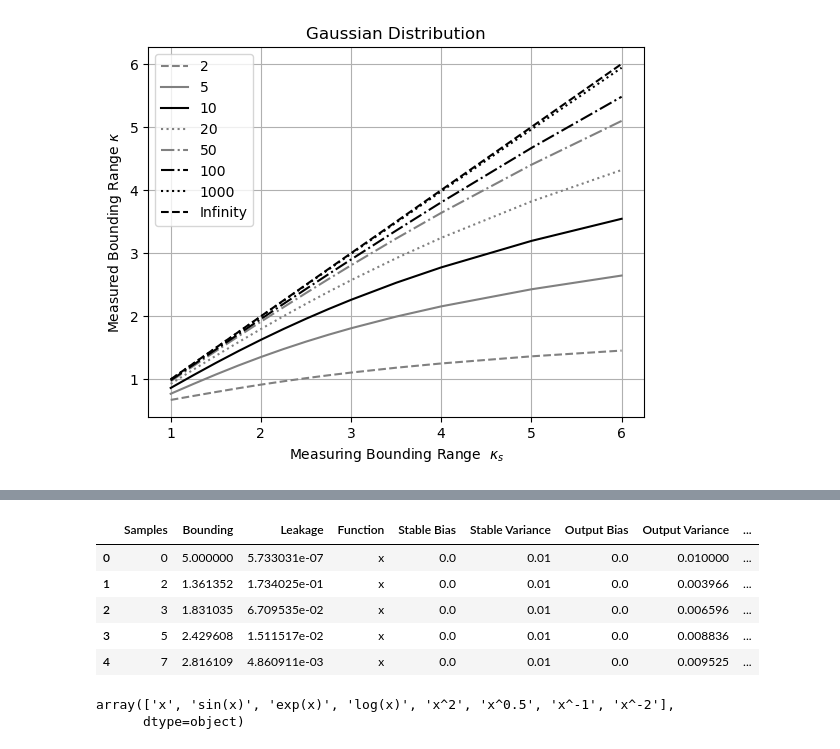
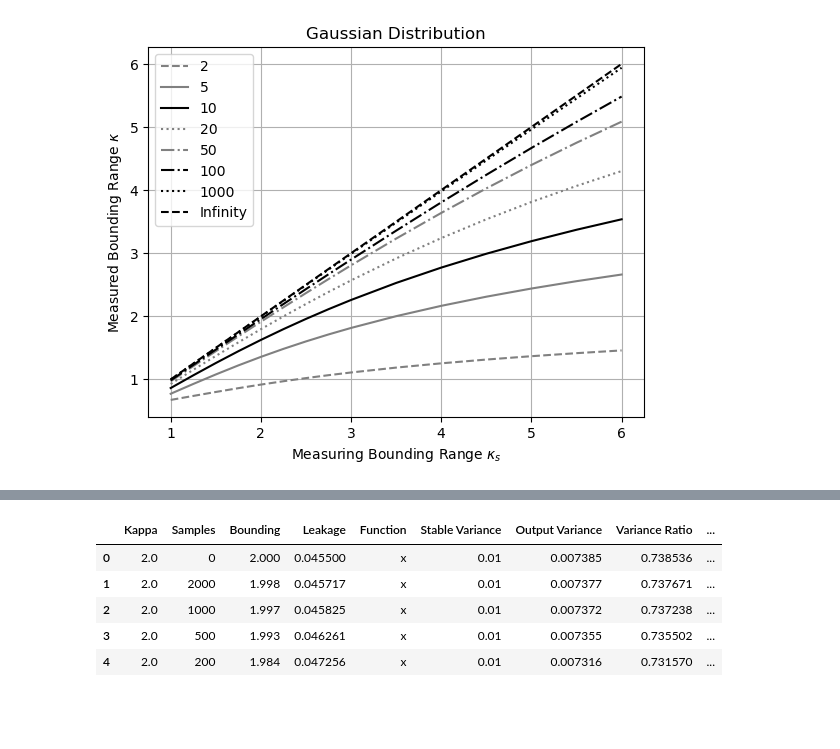
Before and after one commit to Chengpu0707/VarianceArithmetic, a Jupyter notebook: IPyNb/StatisticalBounding.ipynb, the cells around one changed output, grey strips where cells are left out. Cells and saved outputs as stored; diff of their text form; code cells hidden in the pictures; blank space fills up the shorter version.

```diff
--- a/IPyNb/StatisticalBounding.ipynb
+++ b/IPyNb/StatisticalBounding.ipynb
@@ -146,15 +150,10 @@ def plotFunc(title='Gaussian Uncertainty Distribution',
 # %%
-dfF = pd.read_csv("../Python/Output/NormalBounding.txt", sep='\t')
-dfF.head()
+dfN = pd.read_csv("../Python/Output/NormalBounding.txt", sep='\t')
+dfN.head()
 # %% [output]
-|  | Samples | Bounding | Leakage | Function | Stable Bias | Stable Variance | Output Bias | Output Variance | ... |
-| 0 | 0 | 5.000000 | 5.733031e-07 | x | 0.0 | 0.01 | 0.0 | 0.010000 | ... |
-| 1 | 2 | 1.361352 | 1.734025e-01 | x | 0.0 | 0.01 | 0.0 | 0.003966 | ... |
-| 2 | 3 | 1.831035 | 6.709535e-02 | x | 0.0 | 0.01 | 0.0 | 0.006596 | ... |
-| 3 | 5 | 2.429608 | 1.511517e-02 | x | 0.0 | 0.01 | 0.0 | 0.008836 | ... |
-| 4 | 7 | 2.816109 | 4.860911e-03 | x | 0.0 | 0.01 | 0.0 | 0.009525 | ... |
+|  | Kappa | Samples | Bounding | Leakage | Function | Stable Variance | Output Variance | Variance Ratio | ... |
+| 0 | 2.0 | 0 | 2.000 | 0.045500 | x | 0.01 | 0.007385 | 0.738536 | ... |
+| 1 | 2.0 | 2000 | 1.998 | 0.045717 | x | 0.01 | 0.007377 | 0.737671 | ... |
+| 2 | 2.0 | 1000 | 1.997 | 0.045825 | x | 0.01 | 0.007372 | 0.737238 | ... |
+| 3 | 2.0 | 500 | 1.993 | 0.046261 | x | 0.01 | 0.007355 | 0.735502 | ... |
+| 4 | 2.0 | 200 | 1.984 | 0.047256 | x | 0.01 | 0.007316 | 0.731570 | ... |
-# %%
-dfF['Function'].unique()
-# %% [output]
-array(['x', 'sin(x)', 'exp(x)', 'log(x)', 'x^2', 'x^0.5', 'x^-1', 'x^-2'],
-      dtype=object)
```
Also changed, not shown: parts of 28 cells of this notebook, 12 other files.
